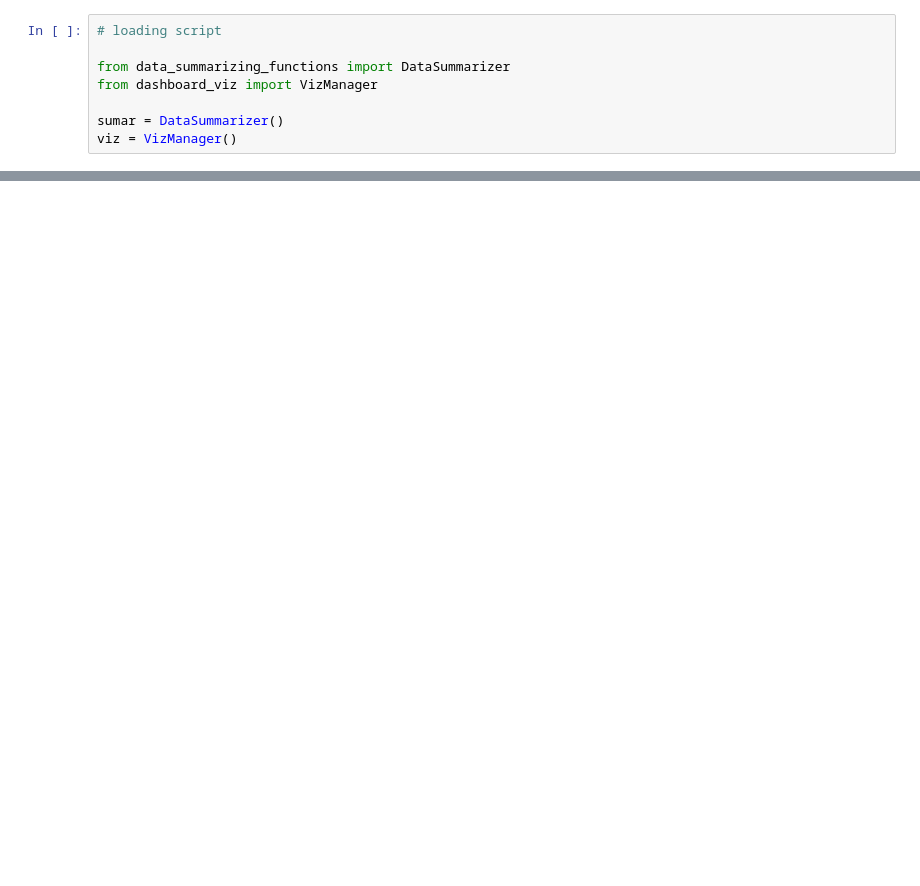
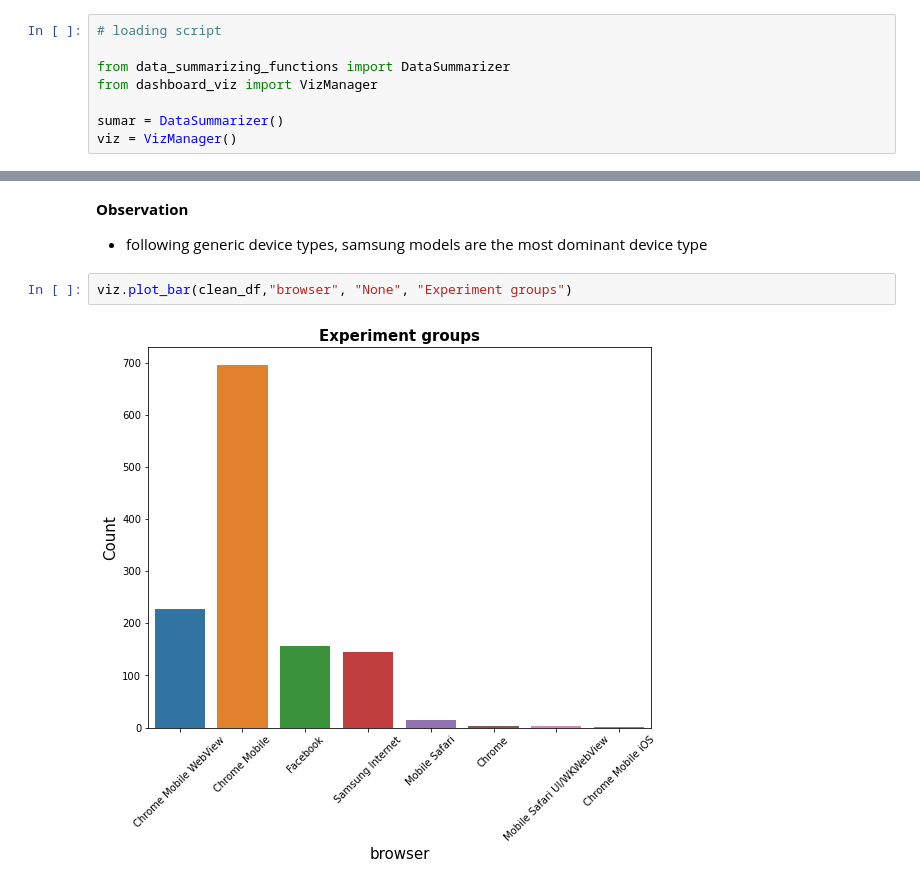
Before and after one commit to benbel376/SmartAd_service_analysis, a Jupyter notebook: notebooks/data_overview.ipynb, the cells around one changed output, grey strips where cells are left out. Saved outputs shown, nothing was run; the diff lists cells and outputs as text; blank space fills up the shorter version.

```diff
--- a/notebooks/data_overview.ipynb
+++ b/notebooks/data_overview.ipynb
@@ -38,0 +86,7 @@ viz.plot_pie(aggr_df, ["experiment", "count"], "Experiment groups", True, "exper
+# %% [markdown]
+**Observation**
+- following generic device types, samsung models are the most dominant device type
+# %%
+viz.plot_bar(clean_df,"browser", "None", "Experiment groups")
+# %% [output]
+[figure, added]
```
Also changed, not shown: parts of 15 cells of this notebook, 3 other files.
